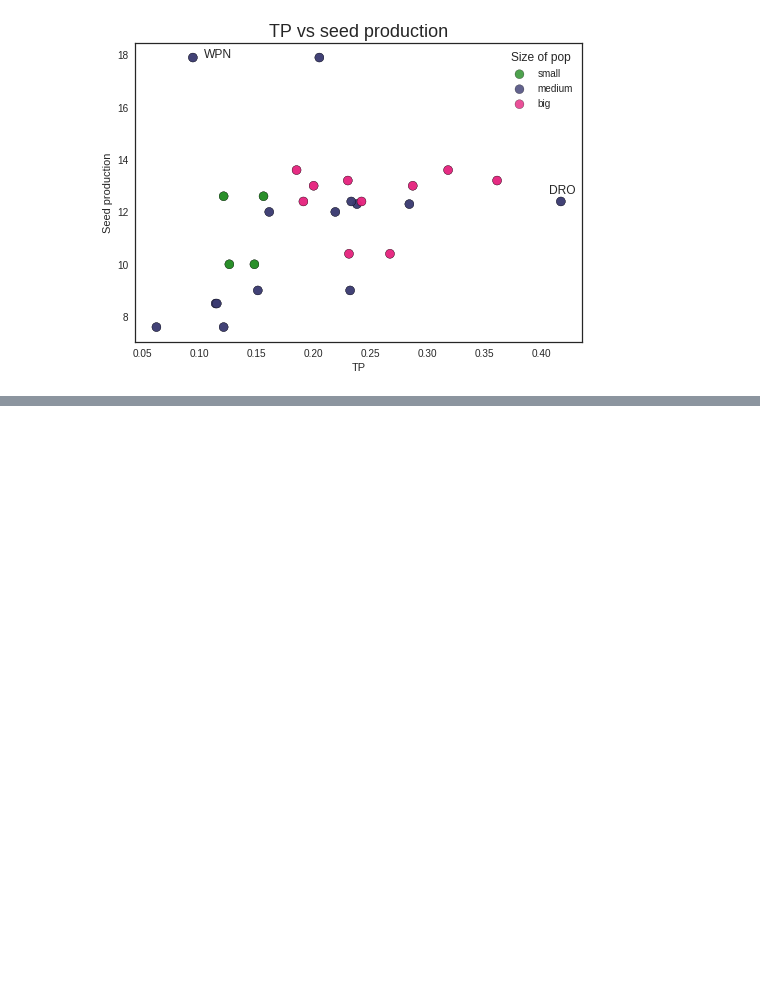
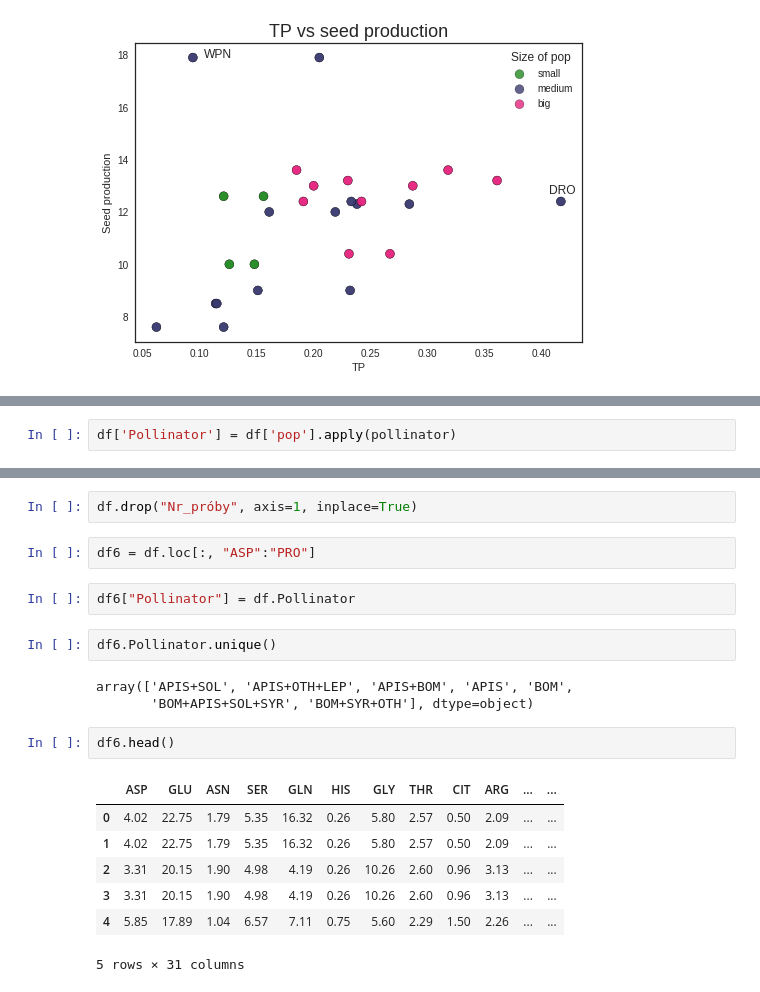
Before and after one commit to AgataRoguz/projekty_uw, a Jupyter notebook: polemonium/aminoacids.ipynb, the cells around one changed output, grey strips where cells are left out. Saved outputs shown, nothing was run; the diff lists cells and outputs as text; blank space fills up the shorter version.

```diff
--- a/polemonium/aminoacids.ipynb
+++ b/polemonium/aminoacids.ipynb
@@ -552,0 +563,2 @@ Use 'series.values.argmax' to get the position of the maximum now.
+# %%
+df['Pollinator'] = df['pop'].apply(pollinator)
@@ -552,0 +575,21 @@ Use 'series.values.argmax' to get the position of the maximum now.
+# %%
+df.drop("Nr_próby", axis=1, inplace=True)
+# %%
+df6 = df.loc[:, "ASP":"PRO"]
+# %%
+df6["Pollinator"] = df.Pollinator
+# %%
+df6.Pollinator.unique()
+# %% [output]
+array(['APIS+SOL', 'APIS+OTH+LEP', 'APIS+BOM', 'APIS', 'BOM',
+       'BOM+APIS+SOL+SYR', 'BOM+SYR+OTH'], dtype=object)
+# %%
+df6.head()
+# %% [output]
+|  | ASP | GLU | ASN | SER | GLN | HIS | GLY | THR | CIT | ARG | ... | ... |
+| 0 | 4.02 | 22.75 | 1.79 | 5.35 | 16.32 | 0.26 | 5.80 | 2.57 | 0.50 | 2.09 | ... | ... |
+| 1 | 4.02 | 22.75 | 1.79 | 5.35 | 16.32 | 0.26 | 5.80 | 2.57 | 0.50 | 2.09 | ... | ... |
+| 2 | 3.31 | 20.15 | 1.90 | 4.98 | 4.19 | 0.26 | 10.26 | 2.60 | 0.96 | 3.13 | ... | ... |
+| 3 | 3.31 | 20.15 | 1.90 | 4.98 | 4.19 | 0.26 | 10.26 | 2.60 | 0.96 | 3.13 | ... | ... |
+| 4 | 5.85 | 17.89 | 1.04 | 6.57 | 7.11 | 0.75 | 5.60 | 2.29 | 1.50 | 2.26 | ... | ... |
+5 rows × 31 columns
```
Also changed, not shown: parts of 7 cells of this notebook.
